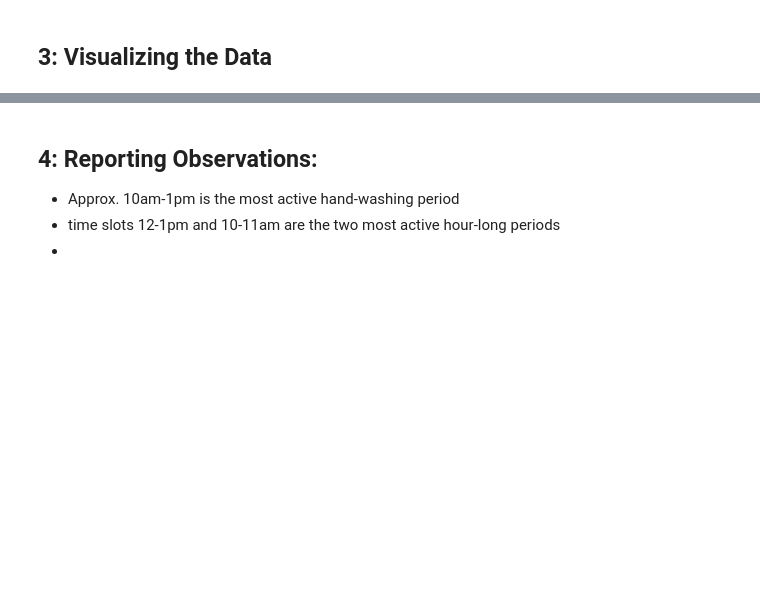
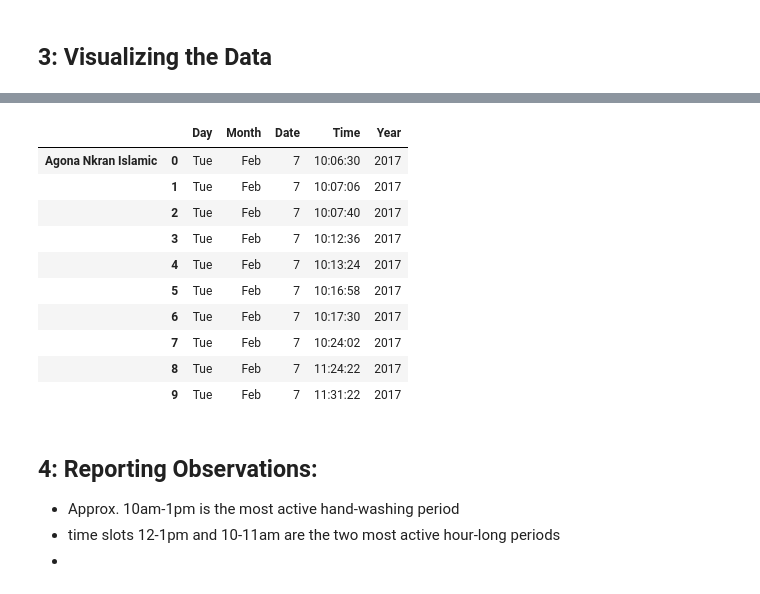
Before and after one commit to austinmw/BU-EC520-Ghana-Handwashing, a Jupyter notebook: Timestamp Summary Statistics.ipynb, the cells around one changed output, grey strips where cells are left out. Drawn from its saved outputs; the diff is of its cells as text; code cells hidden in the pictures; blank space fills up the shorter version.

```diff
--- a/Timestamp Summary Statistics.ipynb
+++ b/Timestamp Summary Statistics.ipynb
@@ -162,3 +202,21 @@ ax3.grid(b=True, which='minor', color='w', linewidth=0.5)
+# %%
+# converting to pandas data frame (for convenience)
+df = pd.concat([pd.DataFrame(d) for d in sTimestamps], keys=schools)
+df.columns = ['Day', 'Month', 'Date', 'Time', 'Year']
+
+df.head(10)
+# %% [output]
+|  |  | Day | Month | Date | Time | Year |
+| Agona Nkran Islamic | 0 | Tue | Feb | 7 | 10:06:30 | 2017 |
+|  | 1 | Tue | Feb | 7 | 10:07:06 | 2017 |
+|  | 2 | Tue | Feb | 7 | 10:07:40 | 2017 |
+|  | 3 | Tue | Feb | 7 | 10:12:36 | 2017 |
+|  | 4 | Tue | Feb | 7 | 10:13:24 | 2017 |
+|  | 5 | Tue | Feb | 7 | 10:16:58 | 2017 |
+|  | 6 | Tue | Feb | 7 | 10:17:30 | 2017 |
+|  | 7 | Tue | Feb | 7 | 10:24:02 | 2017 |
+|  | 8 | Tue | Feb | 7 | 11:24:22 | 2017 |
+|  | 9 | Tue | Feb | 7 | 11:31:22 | 2017 |
 # %% [markdown]
 ## 4: Reporting Observations:
 
```
Also changed, not shown: parts of 6 cells of this notebook, 1 other file.
